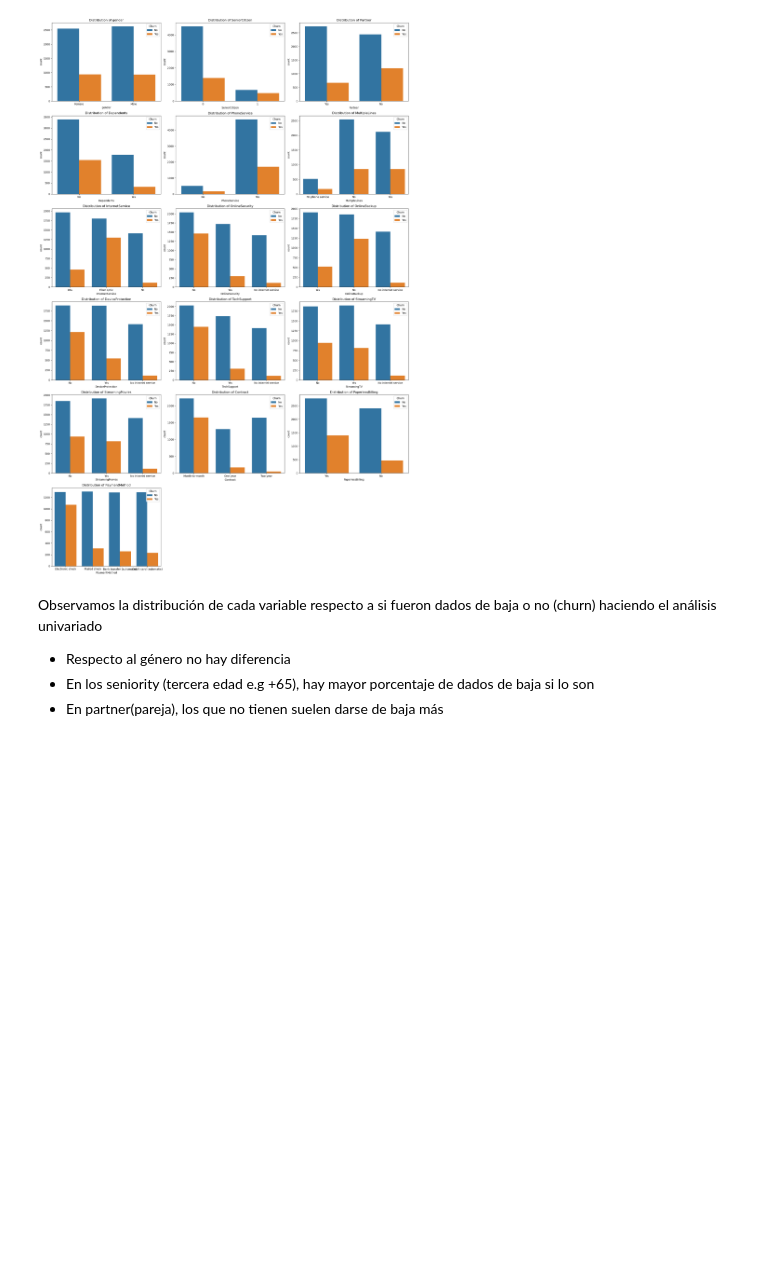
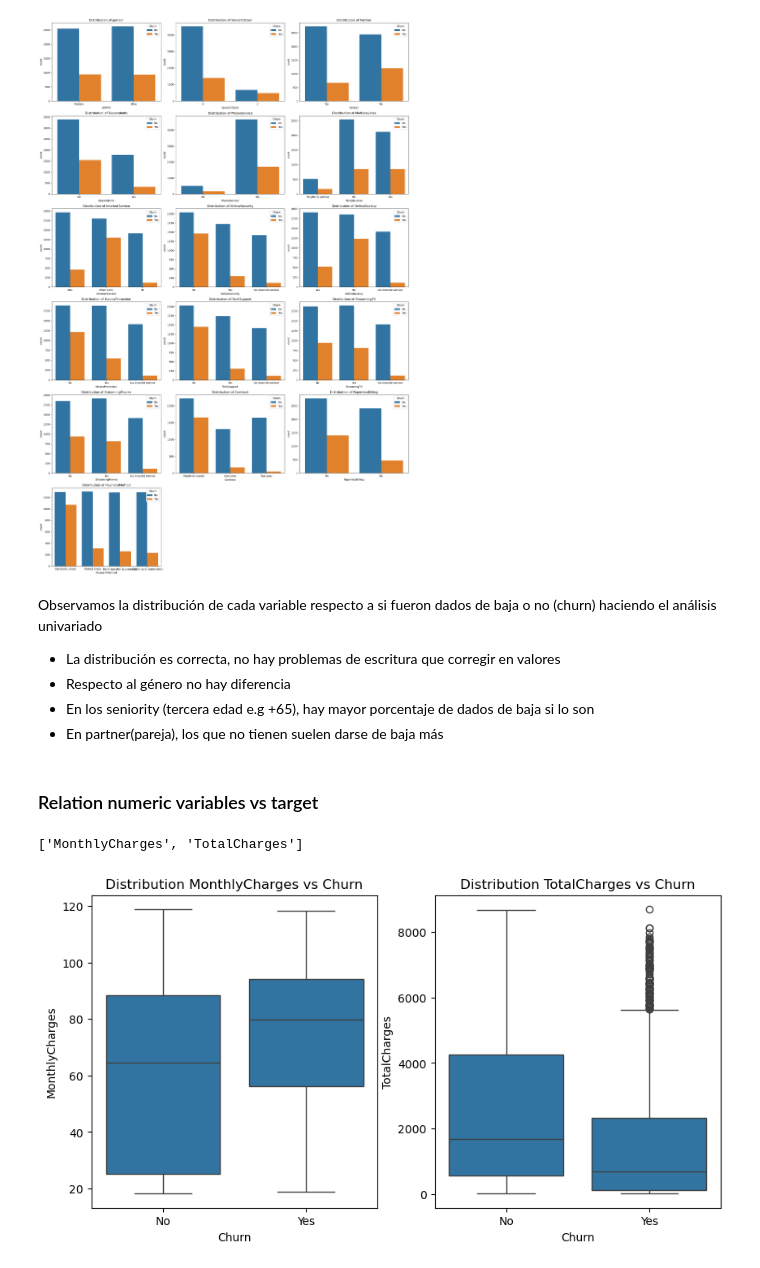
Before and after one commit to rtezen23/slr_scratch_01, a Jupyter notebook: eda_learning/eda_practice.ipynb, the cells around one changed output. Drawn from its saved outputs; the diff is of its cells as text; code cells hidden in the pictures; blank space fills up the shorter version.

```diff
--- a/eda_learning/eda_practice.ipynb
+++ b/eda_learning/eda_practice.ipynb
@@ -267,6 +340,25 @@ plot_univariate_relation(df)
 [figure]
 # %% [markdown]
 Observamos la distribución de cada variable respecto a si fueron dados de baja o no (churn) haciendo el análisis univariado
+* La distribución es correcta, no hay problemas de escritura que corregir en valores
 * Respecto al género no hay diferencia
 * En los seniority (tercera edad e.g +65), hay mayor porcentaje de dados de baja si lo son
 * En partner(pareja), los que no tienen suelen darse de baja más
+# %% [markdown]
+### Relation numeric variables vs target
+# %%
+numeric_cols
+# %% [output]
+['MonthlyCharges', 'TotalCharges']
+# %%
+# using numeric cols variable
+
+fig, axes = plt.subplots(1, 2, figsize=(10,5))
+
+for i, col in enumerate(numeric_cols):
+    sns.boxplot(data=df, x='Churn', y=col, ax=axes[i])
+    axes[i].set_title(f'Distribution {col} vs Churn')
+
+plt.show()
+# %% [output]
+[figure, added]
```
Also changed, not shown: parts of 59 cells of this notebook, 1 other file.
